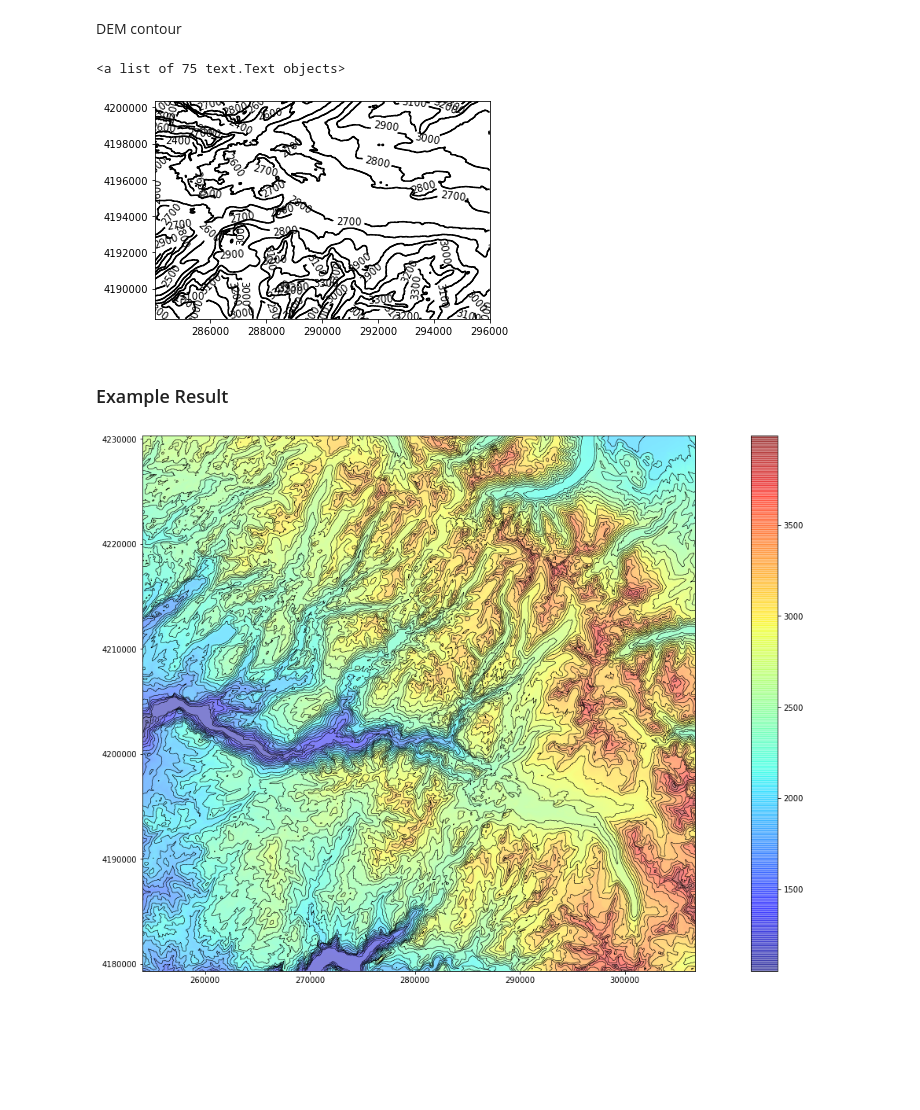
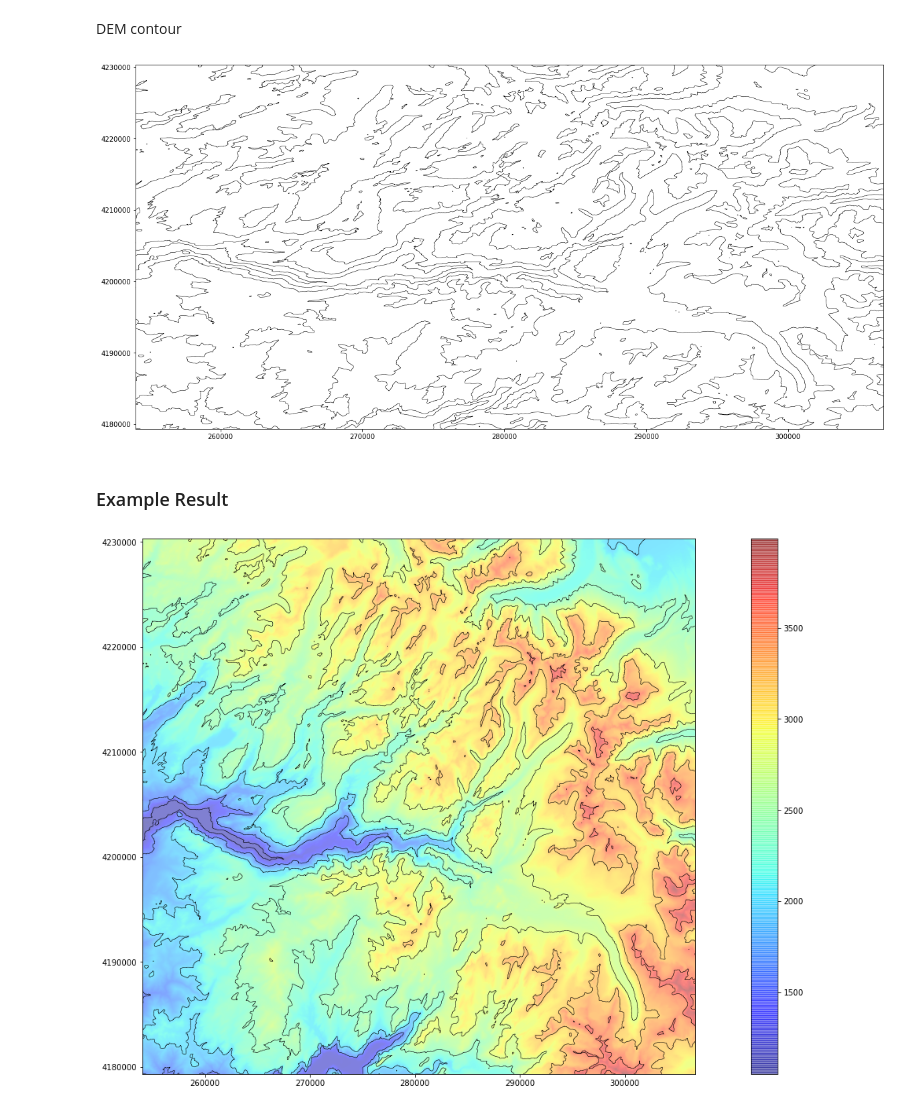
Before and after one commit to geohackweek/ghw2019_deepstac, a Jupyter notebook: notebooks/Billy/Manipulation with XArray.ipynb, the cells around one changed output. Drawn from its saved outputs; the diff is of its cells as text; code cells hidden in the pictures; blank space fills up the shorter version.

```diff
--- a/notebooks/Billy/Manipulation with XArray.ipynb
+++ b/notebooks/Billy/Manipulation with XArray.ipynb
@@ -48,15 +31,14 @@ dem.isel(x=slice(0, 500), y=slice(0,500)).plot(alpha=0.1)
 # %% [markdown]
 DEM contour
 # %%
-fig, ax = plt.subplots()
-levels = np.arange(0, 4000, 100)
+plt.figure(figsize=(20,10))
+levels = np.arange(0, 4000, 400)
 
-contours = ax.contour(dem.x.isel(x=slice(10000,14000)), dem.y.isel(y=slice(10000,14000)), dem.isel(x=slice(10000,14000), y=slice(10000,14000)), levels=levels, colors='k')
+contours = plt.contour(dem.x, dem.y, dem, levels=levels, colors='k', linewidths=0.5)
 
-ax.clabel(contours, fmt='%1.0f')
+#plt.clabel(contours, fmt='%1.0f')
 # %% [output]
-<a list of 75 text.Text objects>
-[figure, old version]
+[figure, new version]
 # %% [markdown]
 ### Example Result
 # %%
@@ -72,7 +54,7 @@ plt.imshow(dem, extent=[np.min(dem.x), np.max(dem.x), np.min(dem.y), np.max(dem.
 
 plt.colorbar()
 plt.tight_layout()
-plt.savefig('./figures/dem_contour_100.png')
+#plt.savefig('./figures/dem_contour_100.png')
 #plt.clabel(contours, fmt='%1.0f')
 # %% [output]
-[figure, old version]
+[figure, new version]
```
Also changed, not shown: parts of 12 cells of this notebook, 1 other file.
